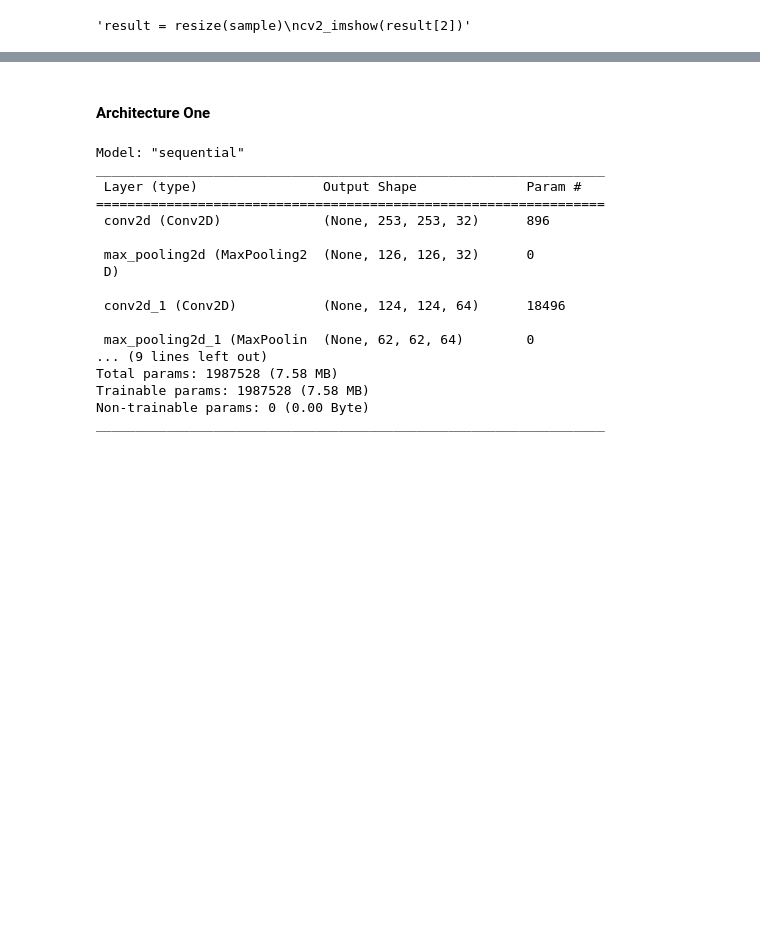
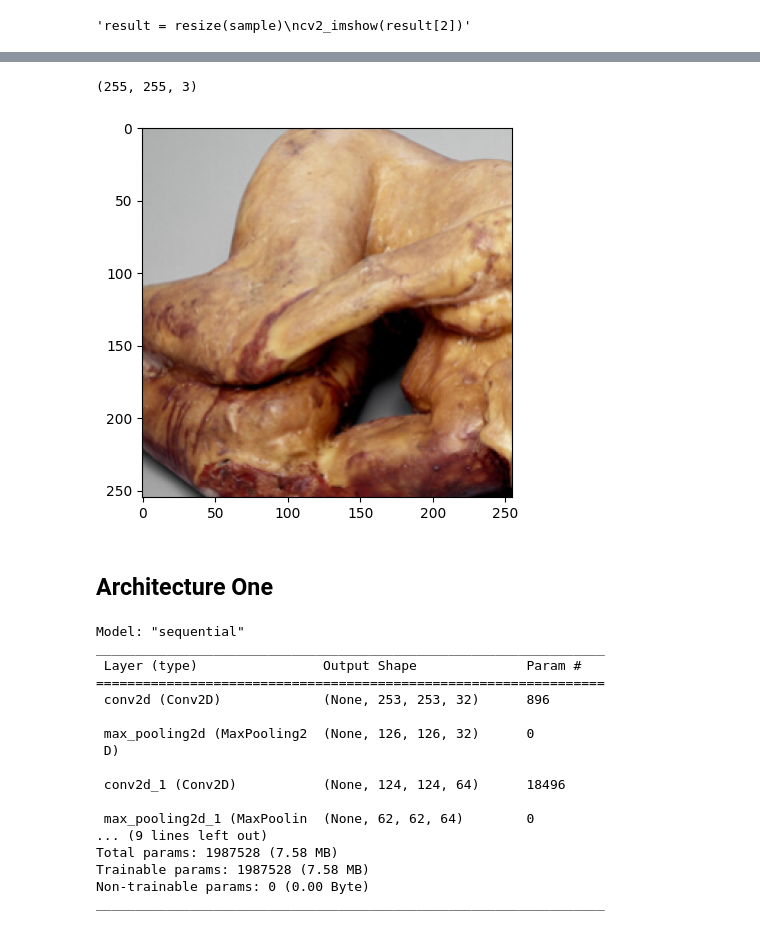
Before and after one commit to jchou03/art_era_ai, a Jupyter notebook: art_era_ai.ipynb, the cells around one changed output, grey strips where cells are left out. Cells and saved outputs as stored; diff of their text form; code cells hidden in the pictures; blank space fills up the shorter version.

```diff
--- a/art_era_ai.ipynb
+++ b/art_era_ai.ipynb
@@ -346,8 +344,8 @@ print(bw_img_array.shape)
 # %%
 # convert labels to dict ids
-print(type(labels))
-
-transformed_labels = list(map(lambda x: labels_dict[x], labels))
+print(type(dfex_labels))
+"dfex_labels = list(map(int, dfex_labels))"
+dfex_transformed_labels = list(map(lambda x: labels_dict[x], dfex_labels))
 # print(type(transformed_labels))
-print(len(transformed_labels))
+print(len(dfex_transformed_labels))
 # print(transformed_labels)
@@ -420,5 +429,33 @@ bw_y_test = keras.utils.to_categorical(bw_y_test, num_classes=num_classes)
+# %%
+from sklearn.model_selection import train_test_split
+from tensorflow import keras
+
+comb_x_train, comb_x_test, comb_y_train, comb_y_test = train_test_split(comb_img_array, comb_transformed_labels, test_size=0.3)
+
+print(comb_x_train[0].shape)
+
+comb_x_train = comb_x_train/255.0
+comb_x_test = comb_x_test/255.0
+
+"""x_train = x_train.reshape((-1,28,28, 3)) #NOT SURE IF WE NEED
+x_test = x_test.reshape((-1,28,28, 3)) #NOT SURE IF WE NEED
+"""
+
+plt.imshow(comb_x_train[0])
+
+#ERROR OUT OF BOUNDS BC DIMENSIONS AREN'T RIGHT
+num_classes = 8
+# y_train = pd.DataFrame(data=y_train)
+# y_test = pd.DataFrame(data=y_test)
+# y_train = pd.DataFrame(index=np.arange(700))
+# y_test = pd.DataFrame(index=np.arange(700))
+comb_y_train = keras.utils.to_categorical(comb_y_train, num_classes=num_classes)
+comb_y_test = keras.utils.to_categorical(comb_y_test, num_classes=num_classes)
+# %% [output]
+(255, 255, 3)
+[figure, added]
 # %% [markdown]
-#### Architecture One
+## Architecture One
 # %%
 import numpy as np
 from tensorflow import keras
```
Also changed, not shown: parts of 81 cells of this notebook.
